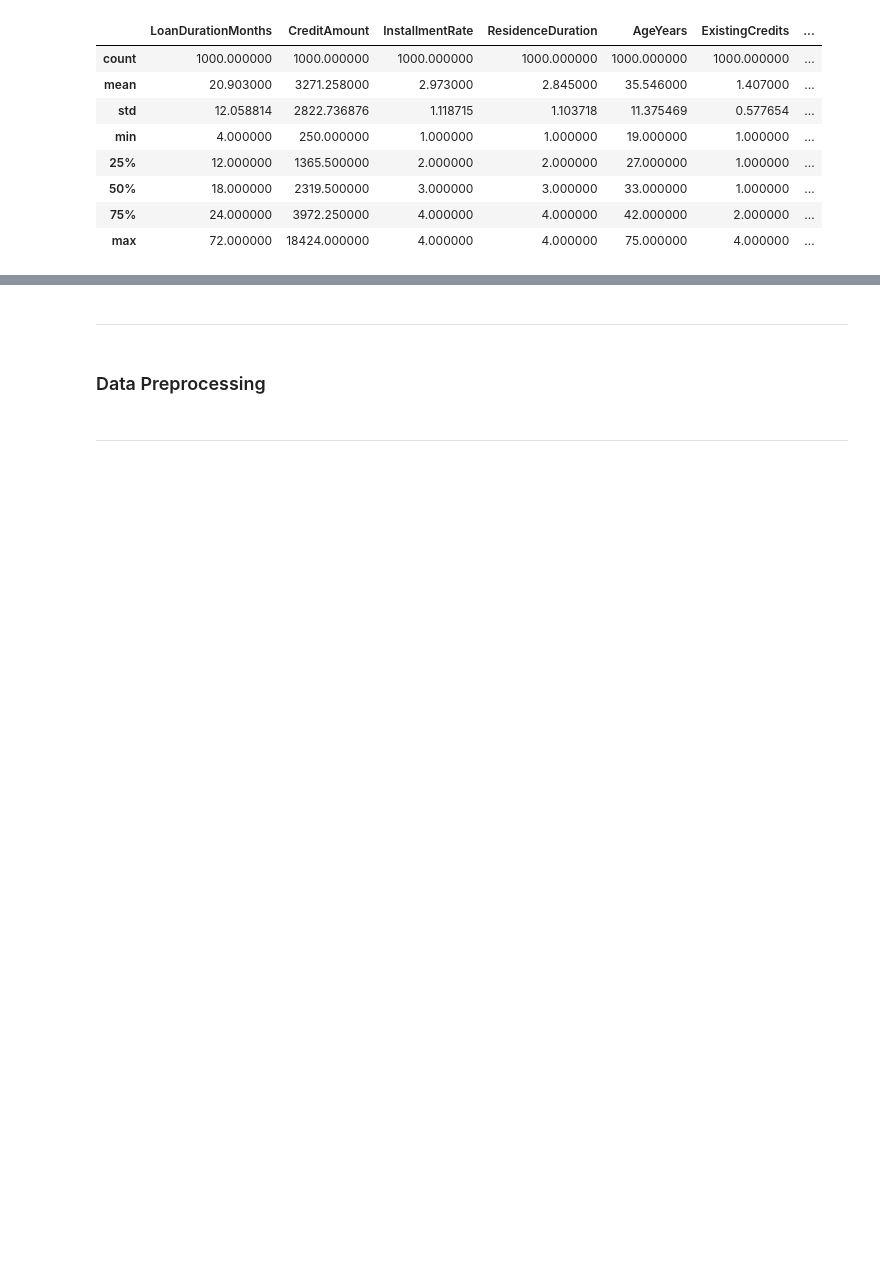
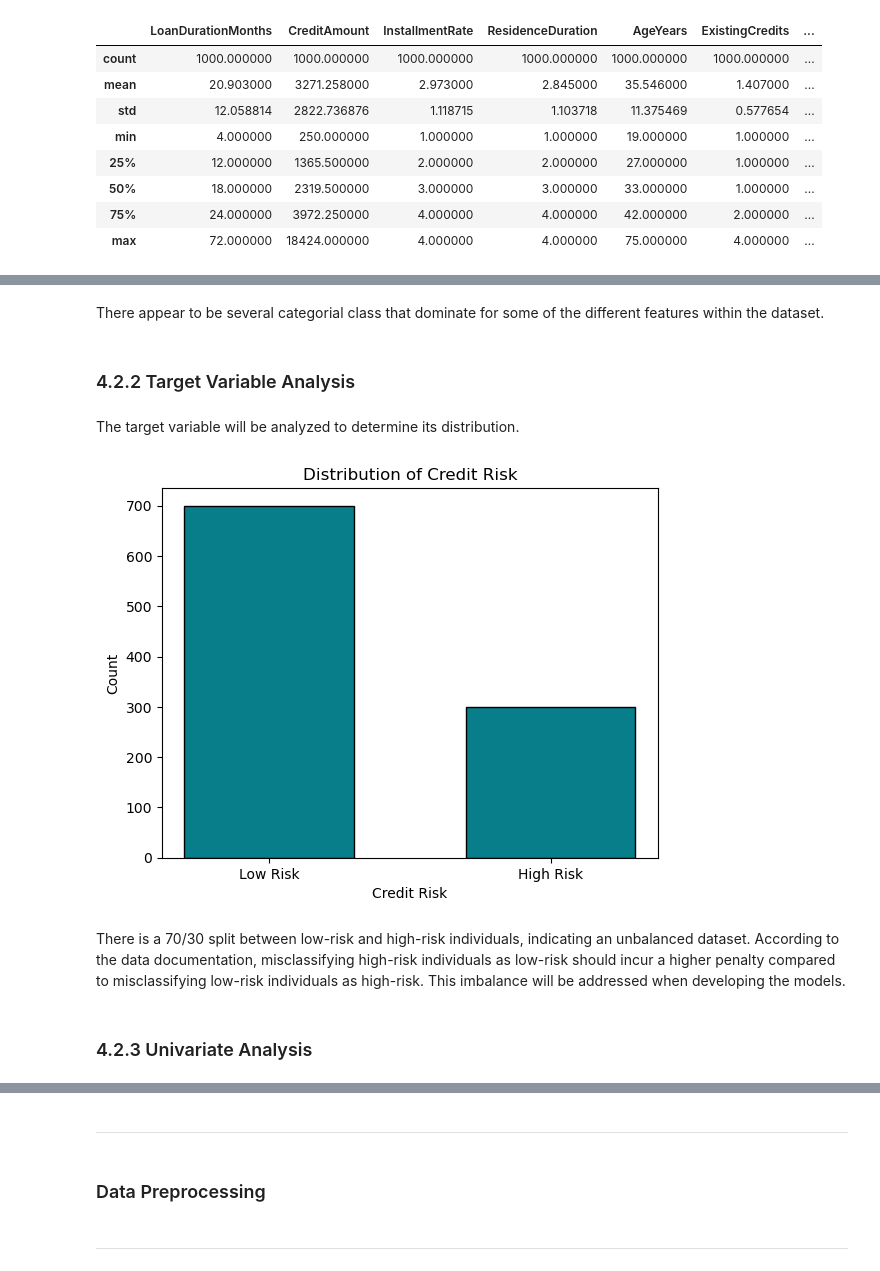
Before and after one commit to SMemic4/Credit-Risk-Classification, a Jupyter notebook: notebooks/credit_card_risk_classificaiton.ipynb, the cells around one changed output, grey strips where cells are left out. Drawn from its saved outputs; the diff is of its cells as text; code cells hidden in the pictures; blank space fills up the shorter version.

```diff
--- a/notebooks/credit_card_risk_classificaiton.ipynb
+++ b/notebooks/credit_card_risk_classificaiton.ipynb
@@ -190,8 +191,8 @@ attribute20_mapping = {
 }
 
 y_mapping = {
-    1 : 'Good',   # Individua
-    2 : 'Bad'
+    1 : 'Low Risk',   # Individuals with good credit
+    2 : 'High Risk'   # Indididuals with bad credit
 }
 # %% [markdown]
 The dictionaries will be combined together into a single dictionary
@@ -340,0 +365,27 @@ All of the numerical columns appear to be in the correct range with plausible va
+# %% [markdown]
+There appear to be several categorial class  that dominate for some of the different features within the dataset.
+# %% [markdown]
+### 4.2.2 Target Variable Analysis
+# %% [markdown]
+The target variable will be analyzed to determine its distribution.
+# %%
+figures_folder = os.path.join(os.getcwd(), r'outputs/visuals/') # Assumes cwd directory is the top directory of the project
+# %%
+plt.bar(x = y.value_counts().index , height = y.value_counts().values,
+        width = 0.6,
+        color = '#087E8B',
+        edgecolor = 'black')
+plt.xlabel(xlabel = 'Credit Risk')
+plt.ylabel(ylabel = 'Count')
+plt.title(label = 'Distribution of Credit Risk')
+
+file_path = os.path.join(figures_folder, 'Target_variable_distribution.png')
+plt.savefig(file_path)
+
+plt.show();
+# %% [output]
+[figure, added]
+# %% [markdown]
+There is a 70/30 split between low-risk and high-risk individuals, indicating an unbalanced dataset. According to the data documentation, misclassifying high-risk individuals as low-risk should incur a higher penalty compared to misclassifying low-risk individuals as high-risk. This imbalance will be addressed when developing the models.
+# %% [markdown]
+### 4.2.3 Univariate Analysis
```
Also changed, not shown: parts of 42 cells of this notebook, 1 other file.
